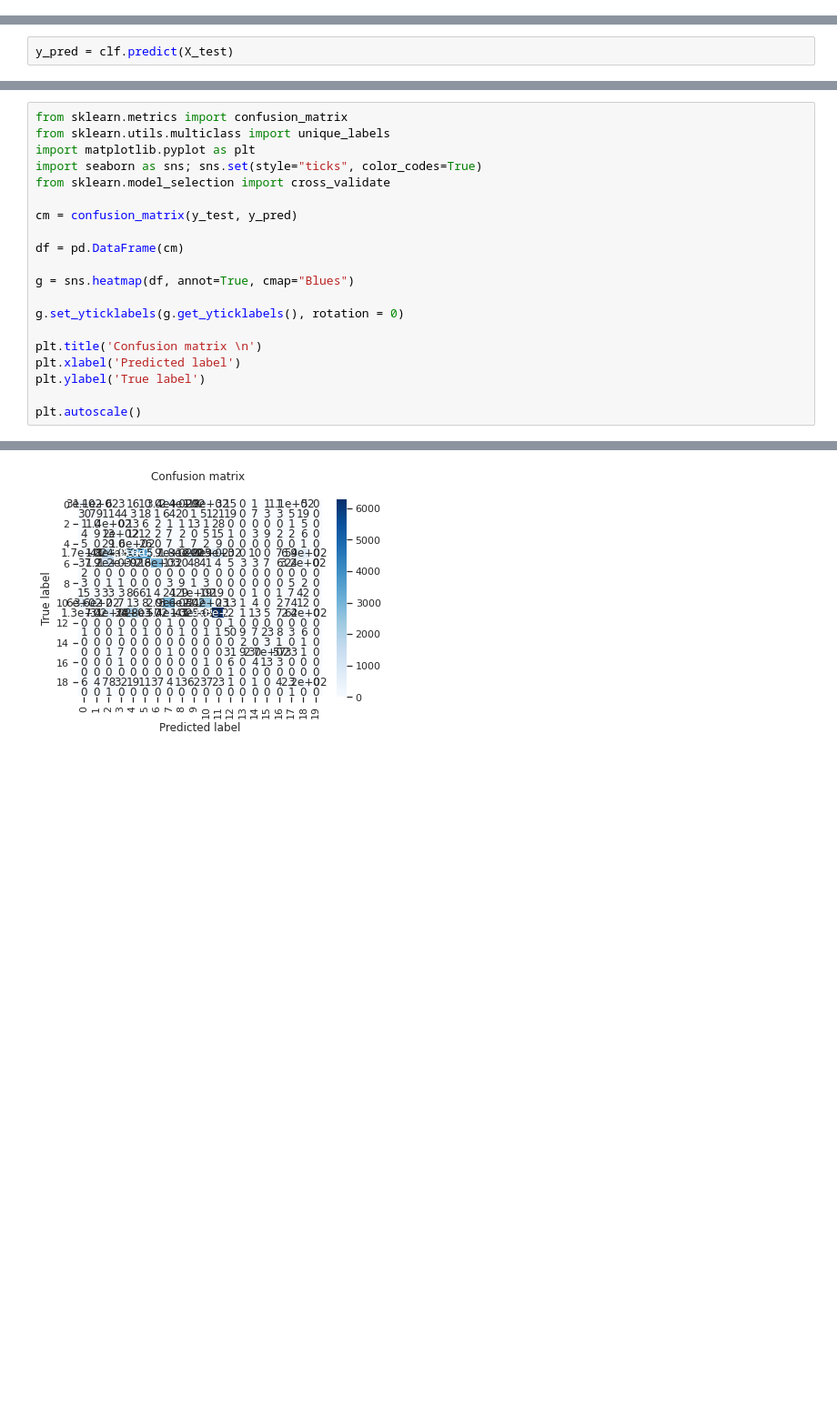
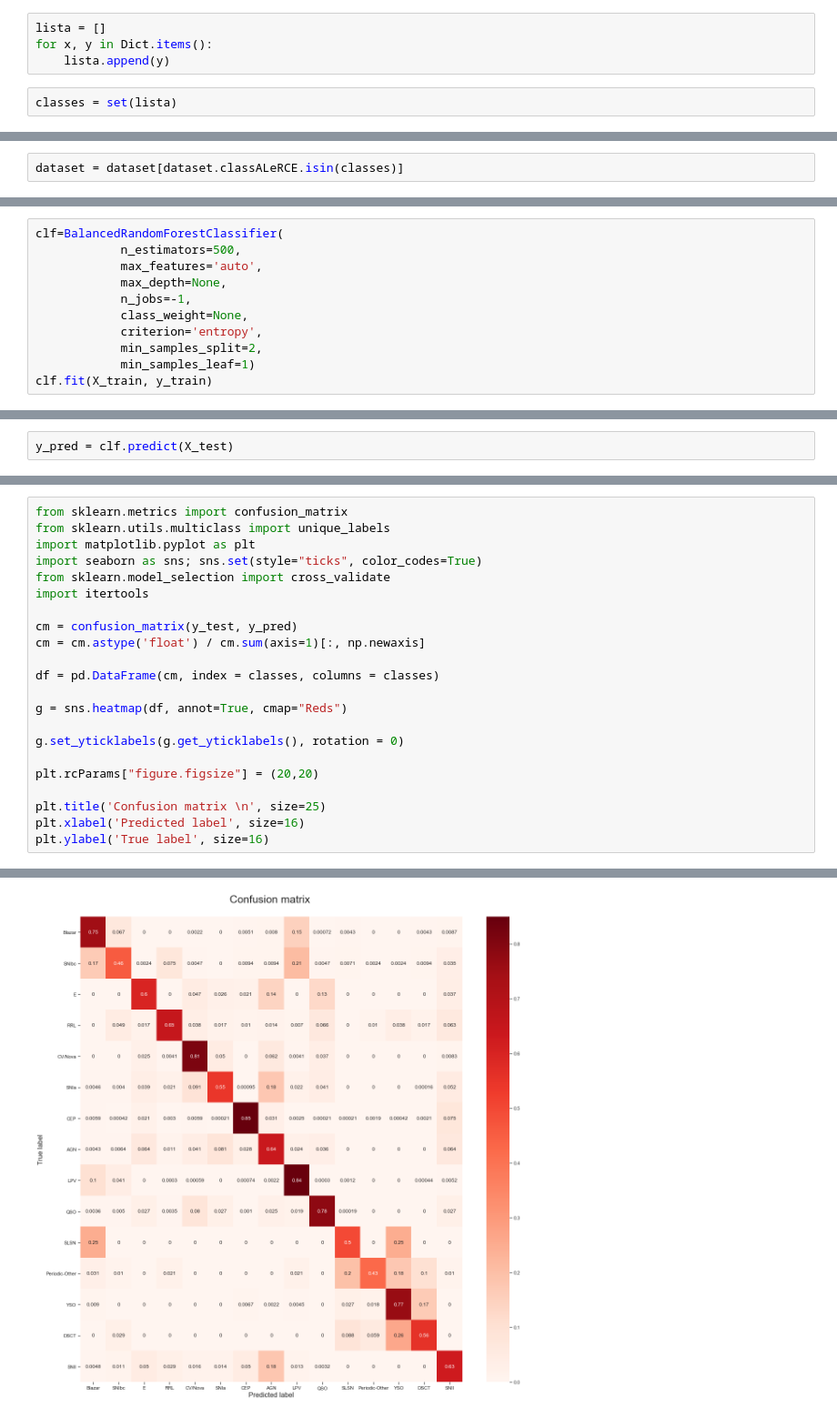
Before and after one commit to CubelliJ/Clasificacion_rapida_ALeRCE, a Jupyter notebook: ALeRCE_Hito_1.ipynb, the cells around one changed output, grey strips where cells are left out. Shown at 91% size. Cells and saved outputs as stored; diff of their text form; blank space fills up the shorter version.

Commit message:
Matriz de confusion normalizada, clases poco frecuentes eliminadas

```diff
--- a/ALeRCE_Hito_1.ipynb
+++ b/ALeRCE_Hito_1.ipynb
@@ -221,3 +200,9 @@ for et in dataset['classALeRCE']:
 print(ticks)
 # %% [output]
 ['Periodic-Other', 'E', 'RRL', 'LPV', 'YSO', 'Blazar', 'QSO', 'DSCT', 'SNIa', 'AGN', 'CV/Nova', 'SNIbc', 'SNII', 'CEP', 'NLQSO', 'NLAGN', 'SLSN', 'SNIIb', 'TDE', 'ZZ']
+# %%
+lista = []
+for x, y in Dict.items():
+    lista.append(y)
+# %%
+classes = set(lista)
@@ -224,3 +213,5 @@ print(ticks)
+# %%
+dataset = dataset[dataset.classALeRCE.isin(classes)]
 # %%
 dataset
 # %% [output]
@@ -269,0 +237,11 @@ BalancedRandomForestClassifier(random_state=42069)
+# %%
+clf=BalancedRandomForestClassifier(
+            n_estimators=500,
+            max_features='auto',
+            max_depth=None,
+            n_jobs=-1,
+            class_weight=None,
+            criterion='entropy',
+            min_samples_split=2,
+            min_samples_leaf=1)
+clf.fit(X_train, y_train)
@@ -294,18 +255,20 @@ from sklearn.utils.multiclass import unique_labels
 import matplotlib.pyplot as plt
 import seaborn as sns; sns.set(style="ticks", color_codes=True)
 from sklearn.model_selection import cross_validate
+import itertools
 
 cm = confusion_matrix(y_test, y_pred)
+cm = cm.astype('float') / cm.sum(axis=1)[:, np.newaxis]
 
-df = pd.DataFrame(cm)
+df = pd.DataFrame(cm, index = classes, columns = classes)
 
-g = sns.heatmap(df, annot=True, cmap="Blues")
+g = sns.heatmap(df, annot=True, cmap="Reds")
 
 g.set_yticklabels(g.get_yticklabels(), rotation = 0)
 
-plt.title('Confusion matrix \n')
-plt.xlabel('Predicted label')
-plt.ylabel('True label')
+plt.rcParams["figure.figsize"] = (20,20)
 
-plt.autoscale()
+plt.title('Confusion matrix \n', size=25)
+plt.xlabel('Predicted label', size=16)
+plt.ylabel('True label', size=16)
 # %% [output]
@@ -312,4 +276,4 @@ plt.autoscale()
-[figure, old version]
+[figure, new version]
 # %%
 from sklearn.metrics import f1_score, recall_score, precision_score, accuracy_score
 
```
Also changed, not shown: parts of 14 cells of this notebook.
